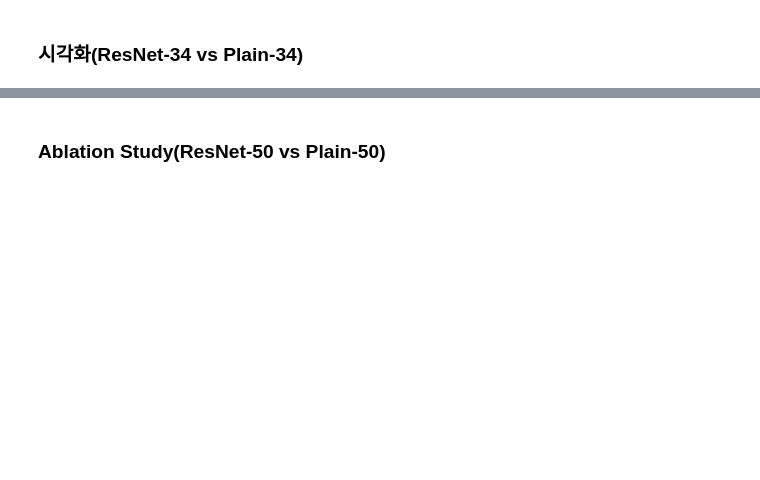
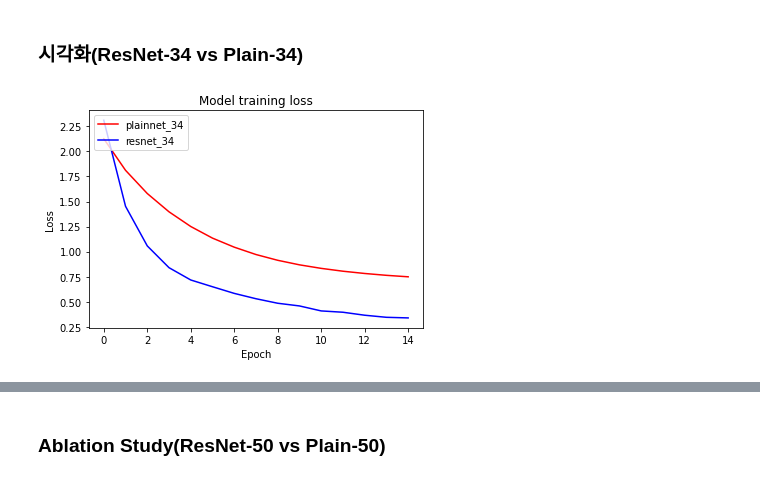
Before and after one commit to soy53/AIFFEL, a Jupyter notebook: Going Deeper/[GD-02]Ablation_Study.ipynb, the cells around one changed output, grey strips where cells are left out. Drawn from its saved outputs; the diff is of its cells as text; code cells hidden in the pictures; blank space fills up the shorter version.

```diff
--- a/Going Deeper/[GD-02]Ablation_Study.ipynb
+++ b/Going Deeper/[GD-02]Ablation_Study.ipynb
@@ -395,15 +353,12 @@ ________________________________________________________________________________
 ### Ablation Study(ResNet-34 vs Plain-34)
 # %%
 BATCH_SIZE = 32
-EPOCH = 20
+EPOCH = 15
 # %%
 ds_train = apply_normalize_on_dataset(ds_train, batch_size=BATCH_SIZE)
 ds_val = apply_normalize_on_dataset(ds_val, batch_size=BATCH_SIZE)
 # %%
-plain_34 = build_resnet(input_shape=(224, 224, 3),
-                        num_classes=1,
-                        is_50=False,
-                        is_plain=True)
+plain_34 = build_plainnet(input_shape=(224, 224, 3), num_classes=1, is_50=False)
 # %%
 plain_34.compile(
     loss='binary_crossentropy',
@@ -446,8 +404,5 @@ Corrupt JPEG data: 252 extraneous bytes before marker 0xd9
 # %%
-resnet_34 = build_resnet(input_shape=(224, 224, 3),
-                        num_classes=1,
-                        is_50=False,
-                        is_plain=False)
+resnet_34 = build_resnet(input_shape=(224, 224, 3), num_classes=1, is_50=False)
 # %%
 resnet_34.compile(
     loss='binary_crossentropy',
@@ -455,7 +410,7 @@ resnet_34.compile(
     metrics=['accuracy'],
 )
 
-histoty_34 = resnet_34.fit(
+histoty_resnet_34 = resnet_34.fit(
     ds_train,
     steps_per_epoch=int(ds_info.splits['train[:80%]'].num_examples/BATCH_SIZE),
     validation_steps=int(ds_info.splits['train[80%:]'].num_examples/BATCH_SIZE),
@@ -475,12 +446,14 @@ KeyboardInterrupt:
 ### 시각화(ResNet-34 vs Plain-34)
 # %%
 # 훈련 손실(training loss) 비교 시각화
-plt.plot(history_16.history['loss'], 'r')
-plt.plot(history_19.history['loss'], 'b')
+plt.plot(history_plain_34.history['loss'], 'r')
+plt.plot(histoty_resnet_34.history['loss'], 'b')
 plt.title('Model training loss')
 plt.ylabel('Loss')
 plt.xlabel('Epoch')
-plt.legend(['plain_resnet_34', 'resnet_34'], loc='upper left')
+plt.legend(['plainnet_34', 'resnet_34'], loc='upper left')
 plt.show()
+# %% [output]
+[figure, added]
 # %%
 # 검증 정확도(validation accuracy) 비교 시각화
```
Also changed, not shown: parts of 37 cells of this notebook.
